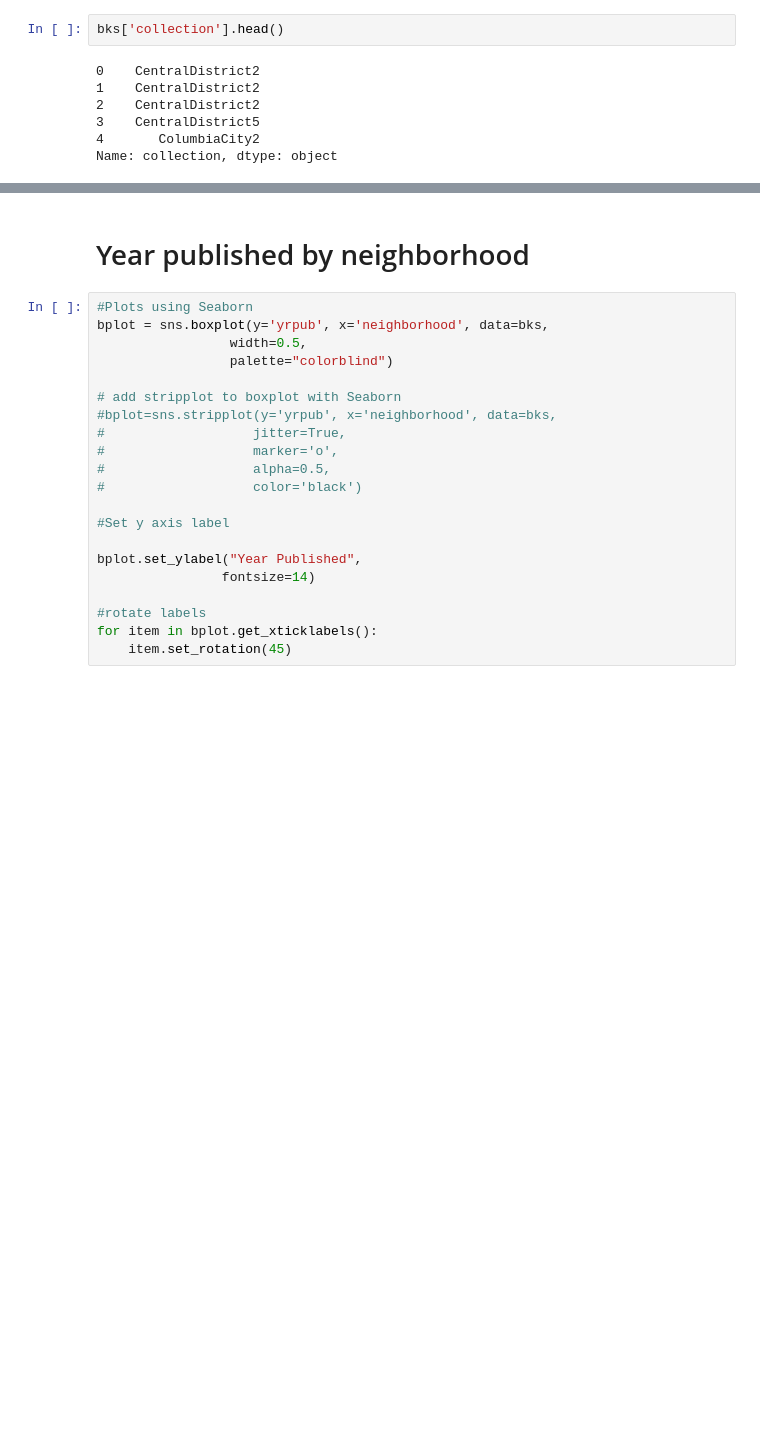
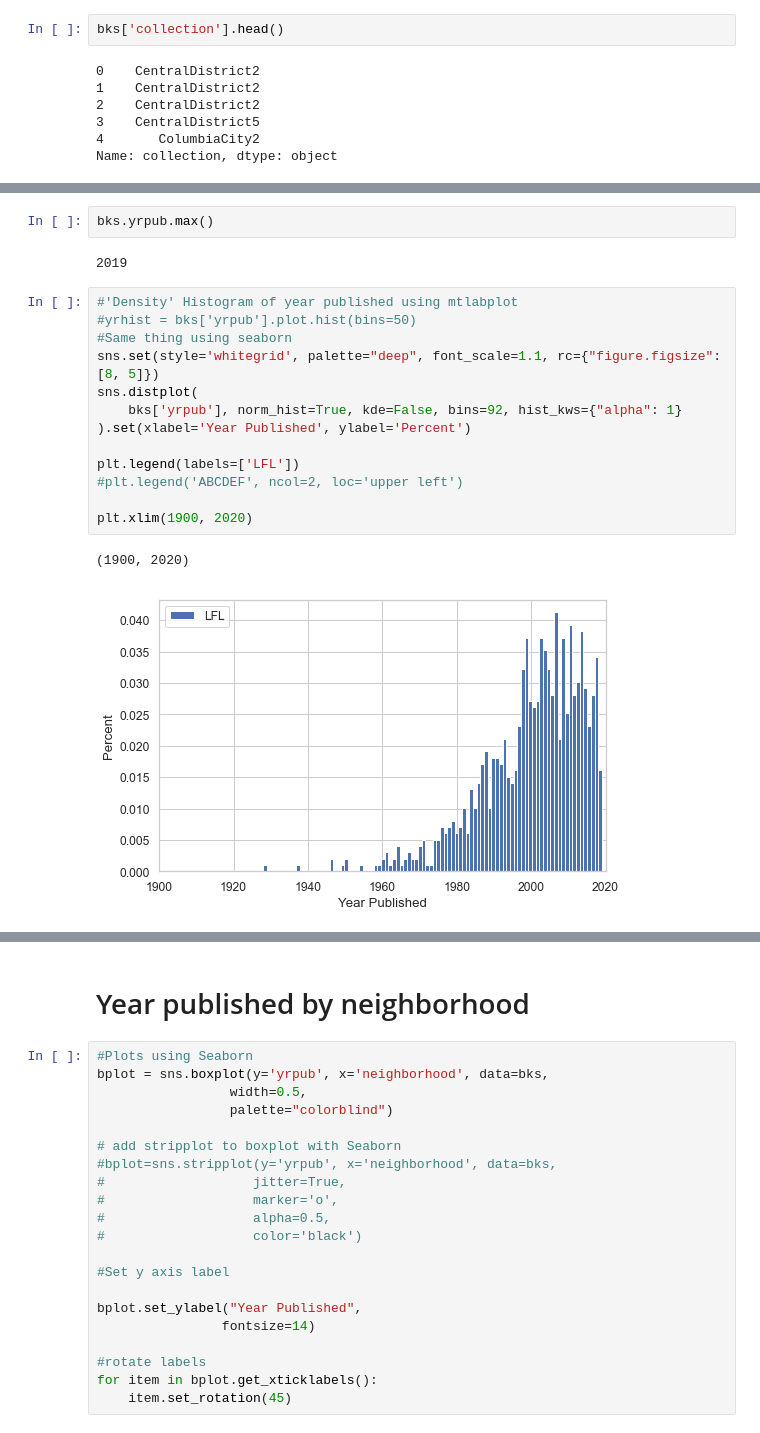
Before and after one commit to amckennafoster/seattle-littlefreelibrary, a Jupyter notebook: code/LFL-Analysis.ipynb, the cells around one changed output, grey strips where cells are left out. Drawn from its saved outputs; the diff is of its cells as text; blank space fills up the shorter version.

```diff
--- a/code/LFL-Analysis.ipynb
+++ b/code/LFL-Analysis.ipynb
@@ -91,3 +70,23 @@ Name: yrpub, dtype: int64
+# %%
+bks.yrpub.max()
+# %% [output]
+2019
+# %%
+#'Density' Histogram of year published using mtlabplot
+#yrhist = bks['yrpub'].plot.hist(bins=50)
+#Same thing using seaborn
+sns.set(style='whitegrid', palette="deep", font_scale=1.1, rc={"figure.figsize": [8, 5]})
+sns.distplot(
+    bks['yrpub'], norm_hist=True, kde=False, bins=92, hist_kws={"alpha": 1}
+).set(xlabel='Year Published', ylabel='Percent')
+
+plt.legend(labels=['LFL'])
+#plt.legend('ABCDEF', ncol=2, loc='upper left')
+
+plt.xlim(1900, 2020)
+# %% [output]
+(1900, 2020)
+[figure, added]
 # %%
 #Histogram of year published using mtlabplot
 #yrhist = bks['yrpub'].plot.hist(bins=50)
```
Also changed, not shown: parts of 8 cells of this notebook, 1 other file.
